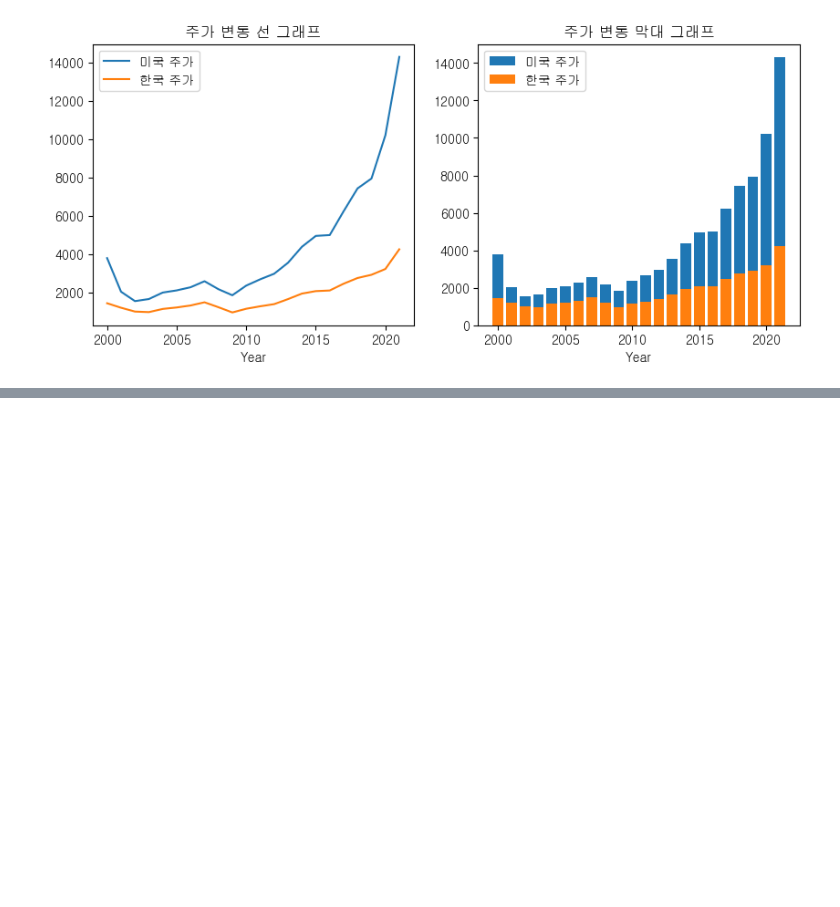
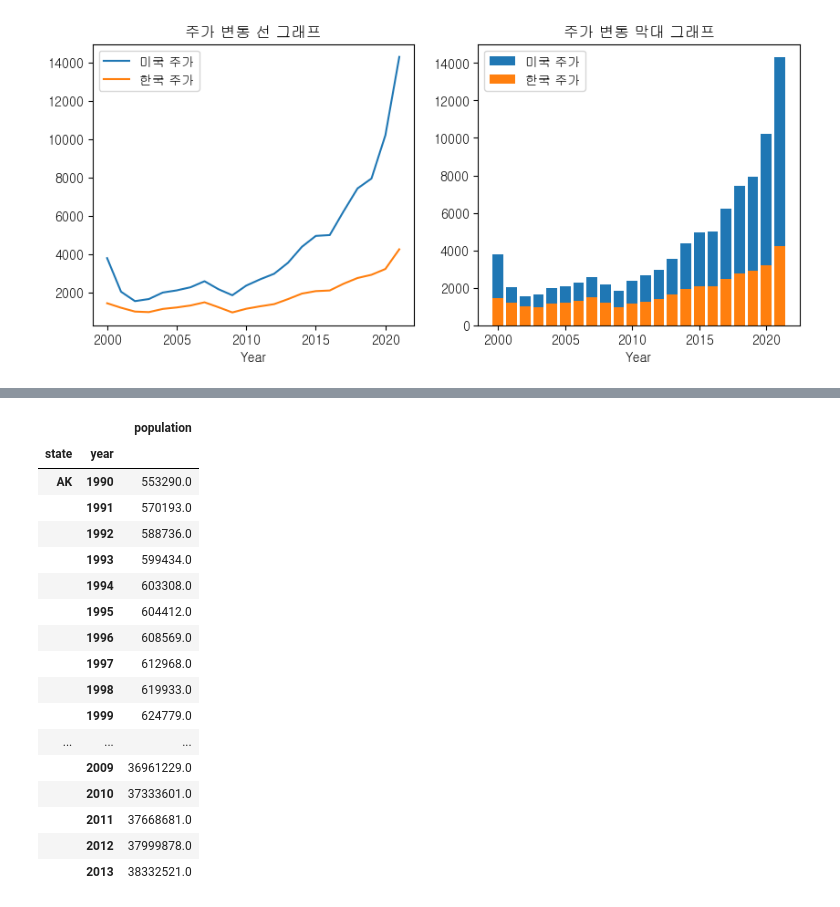
Before and after one commit to choi55j/-2023-09, a Jupyter notebook: choi/수파이썬/18강.ipynb, the cells around one changed output, grey strips where cells are left out. Saved outputs shown, nothing was run; the diff lists cells and outputs as text; code cells hidden in the pictures; blank space fills up the shorter version.

```diff
--- a/choi/수파이썬/18강.ipynb
+++ b/choi/수파이썬/18강.ipynb
@@ -155,4 +155,4 @@ pops.sort_index()
 inplace=True는 데이터 원본을 인덱스가 적용된 형태로 고정시키는 효과가 있다.
 그러나 inplace=True가 없으면 index를 적용하여 나온 내용이 한번 출력되기만 하고 원본 데이터에 영향을 주지는 못한다.
 # %%
-pops.sort_index(ascending = False)
+pops.sort_index(ascending = True,inplace=True)
@@ -246,0 +321,21 @@ Text(0.5, 0, 'Year')
+# %%
+pops.loc[['CA','AK']].sort_index(ascending=True)
+# %% [output]
+|  |  | population |
+| state | year |  |
+| AK | 1990 | 553290.0 |
+|  | 1991 | 570193.0 |
+|  | 1992 | 588736.0 |
+|  | 1993 | 599434.0 |
+|  | 1994 | 603308.0 |
+|  | 1995 | 604412.0 |
+|  | 1996 | 608569.0 |
+|  | 1997 | 612968.0 |
+|  | 1998 | 619933.0 |
+|  | 1999 | 624779.0 |
+| ... | ... | ... |
+|  | 2009 | 36961229.0 |
+|  | 2010 | 37333601.0 |
+|  | 2011 | 37668681.0 |
+|  | 2012 | 37999878.0 |
+|  | 2013 | 38332521.0 |
```
Also changed, not shown: parts of 20 cells of this notebook.
